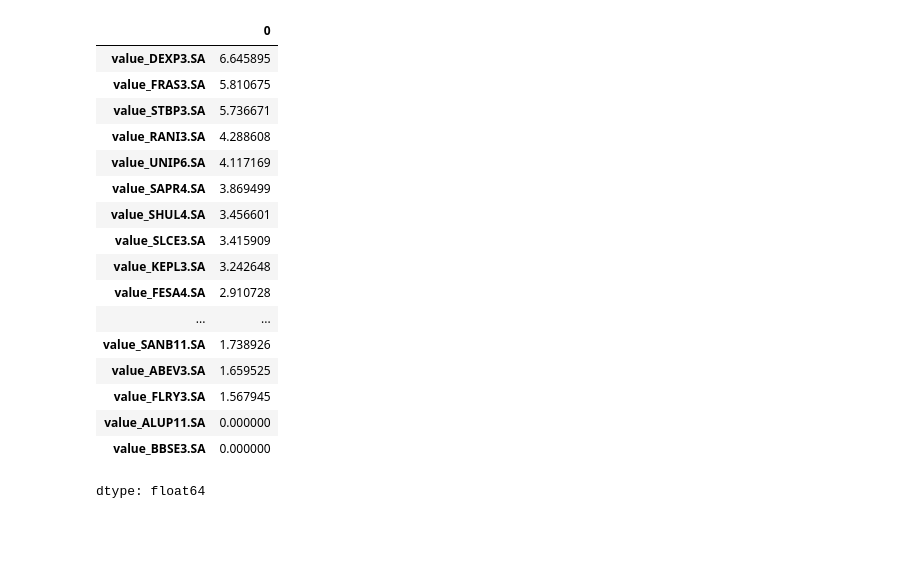
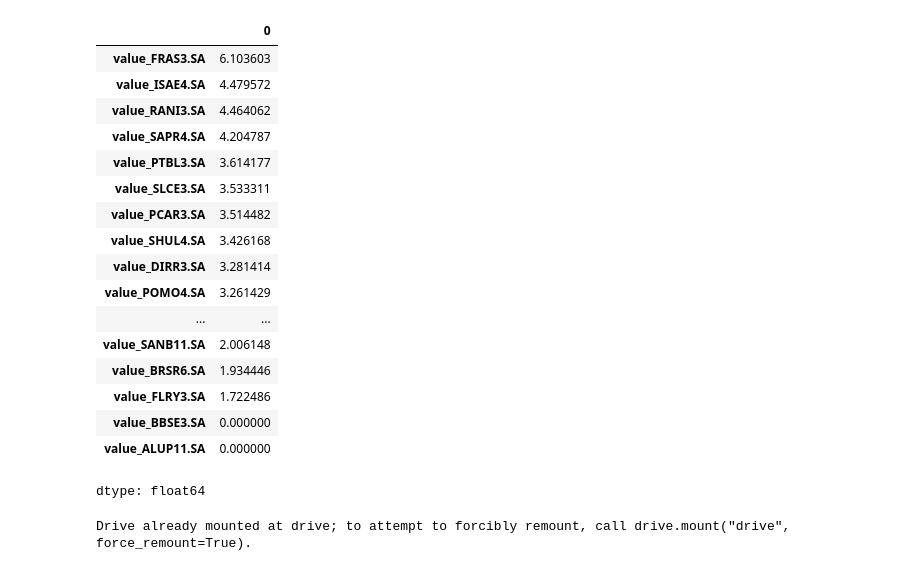
Before and after one commit to vinicius-vargas/robust-market-screener, a Jupyter notebook: stocks_alpha_ranking.ipynb, the cells around one changed output. Drawn from its saved outputs; the diff is of its cells as text; code cells hidden in the pictures; blank space fills up the shorter version.

```diff
--- a/stocks_alpha_ranking.ipynb
+++ b/stocks_alpha_ranking.ipynb
@@ -125,20 +124,17 @@ data = (
     [lambda x: x.index.dayofweek < 5]
     .set_index(data.index.tz_localize(None))
     .assign(
-        VIX = lambda x: x['^VIX'], # * x['BRL=X']
-        IRX = lambda x: x['^IRX'],
-        EMB = lambda x: x['EMB'],
-        GDF = lambda x: x['GD=F'],
-        GSPC = lambda x: x['^GSPC'],
-        ACWX = lambda x: x['ACWX'],
-        XEM_TO = lambda x: x['XEM.TO']
+        EMB = lambda x: x['EMB'] * x['BRL=X'],
+        GDF = lambda x: x['GD=F'] * x['BRL=X'],
+        GSPC = lambda x: x['^GSPC'] * x['BRL=X'],
+        ACWX = lambda x: x['ACWX'] * x['BRL=X'],
+        XEM_TO = lambda x: x['XEM.TO'] * x['BRL=X']
     )
-    .drop(['^VIX', '^IRX', '^GSPC', 'XEM.TO', 'GD=F'], axis=1)
+    .drop(['^GSPC', 'XEM.TO', 'GD=F'], axis=1)
     .fillna(method='ffill')
 )
 
 # Creating factor data
-# factors = ['mkt', 'size', 'qld', 'momnt', 'liq']
 link = 'https://nefin.com.br/resources/risk_factors/nefin_factors.csv'
 
 factors_df = (
@@ -149,7 +145,7 @@ factors_df = (
         date = lambda x: pd.to_datetime(x['date']),
         mkt = lambda x: x['rm'],
         size = lambda x: x['smb'],
-        qld = lambda x: x['hml'],
+        value = lambda x: x['hml'],
         momnt = lambda x: x['wml'],
         liq = lambda x: x['iml']
     )
@@ -333,7 +333,7 @@ fig.show()
 data = data[(~data['ticker'].isin(blocklist))]
 
 ### Filtros de Exposição à Fatores
-resumo = data.describe(percentiles=[.02, .98]).T
+resumo = data.describe(percentiles=[.025, .985]).T
 resumo = resumo.iloc[:, 4:7]
 
 resumo.columns = ['lower', 'mid', 'upper']
@@ -347,9 +347,6 @@ final_data = (
           # Maior, mais retorno
           & (data['s_p'] >= resumo['lower'].loc['s_p'])
 
-          & (data['bond_emg'] >= resumo['lower'].loc['bond_emg'])
-          & (data['bond_emg'] <= resumo['upper'].loc['bond_emg'])
-
           # Menor, mais retorno
           & (data['usd_real'] >= resumo['lower'].loc['usd_real'])
           & (data['usd_real'] <= resumo['upper'].loc['usd_real'])
@@ -358,7 +355,7 @@ final_data = (
 
           & (data['size'] <= resumo['upper'].loc['size'])
 
-          & (data['qld'] >= resumo['lower'].loc['qld'])
+          & (data['value'] >= resumo['lower'].loc['value'])
 
           & (data['momnt'] >= resumo['lower'].loc['momnt'])
 
@@ -367,7 +364,7 @@ final_data = (
 
           & (data['vol'] <= resumo['upper'].loc['vol'])
 
-          & (data['return'] >= resumo['mid'].loc['return'] * 1.5)
+          & (data['return'] >= resumo['mid'].loc['return'] * 1.25)
 
           & (data['alpha'] > 0)
       ]
@@ -446,7 +438,7 @@ for ticker in tqdm(lista):
 
   data = pd.concat([data, final_data_fund], ignore_index=True)
 # %%
-final_data = final_data.merge(data, on='ticker', how='left')[(lambda x: x['Div. Yield Med'] >= 3)]
+final_data = final_data.merge(data, on='ticker', how='left')[(lambda x: x['Div. Yield Med'] >= 2.5)]
 
 final_data.head(59)
 # %% [output]
@@ -526,7 +518,7 @@ data = data.fillna(method='ffill')
 
 
 ### Reinvestimentos
-amount_asset = 1000000 / len(assets)
+amount_asset = 100000000 / len(assets)
 
 for c in data[assets]:
 
@@ -537,7 +529,7 @@ for c in data[assets]:
     if data['div_' + c][i-90] > 0:
       data['qtd_pst_' + c][i] = round(
           data['qtd_pst_' + c][i-1]
-          + (data['div_' + c][i-90] * data['qtd_pst_' + c][i-1] * 0.9 / data[c][i])
+          + (data['div_' + c][i-90] * data['qtd_pst_' + c][i-1] * 0.875 / data[c][i])
           , 0
         )
     else:
@@ -594,48 +586,55 @@ data.index = pd.to_datetime(data.index).tz_localize('UTC')
 data = data.fillna(method='ffill')
 
 
 ### Reinvestimentos
-amount_asset = 1000000 / len(assets)
+amount_asset = 100000000 / len(assets)
 
 for c in data[assets]:
 
   data['qtd_pst_' + c] = round(amount_asset / data[c].head(1), 0)
 
   for i in range(1, len(data)):
 
     if data['div_' + c][i-1] > 0:
       data['qtd_pst_' + c][i] = round(
           data['qtd_pst_' + c][i-1]
           + (data['div_' + c][i-1] * data['qtd_pst_' + c][i-1] * 0 / data[c][i])
           , 0
         )
     else:
       data['qtd_pst_' + c][i] = data['qtd_pst_' + c][i-1]
 
   data['value_' + c] = data['qtd_pst_' + c] * data[c]
 
 
 div_data = data[data.filter(like='value').columns]
 div_data.index = pd.to_datetime(div_data.index)
 div_data.index = div_data.index.tz_convert('UTC')
 
 div_data.pct_change().sum().sort_values(ascending=False)
 # %% [output]
 |  | 0 |
-| value_DEXP3.SA | 6.645895 |
-| value_FRAS3.SA | 5.810675 |
-| value_STBP3.SA | 5.736671 |
-| value_RANI3.SA | 4.288608 |
-| value_UNIP6.SA | 4.117169 |
-| value_SAPR4.SA | 3.869499 |
-| value_SHUL4.SA | 3.456601 |
-| value_SLCE3.SA | 3.415909 |
-| value_KEPL3.SA | 3.242648 |
-| value_FESA4.SA | 2.910728 |
+| value_FRAS3.SA | 6.103603 |
+| value_ISAE4.SA | 4.479572 |
+| value_RANI3.SA | 4.464062 |
+| value_SAPR4.SA | 4.204787 |
+| value_PTBL3.SA | 3.614177 |
+| value_SLCE3.SA | 3.533311 |
+| value_PCAR3.SA | 3.514482 |
+| value_SHUL4.SA | 3.426168 |
+| value_DIRR3.SA | 3.281414 |
+| value_POMO4.SA | 3.261429 |
 | ... | ... |
-| value_SANB11.SA | 1.738926 |
-| value_ABEV3.SA | 1.659525 |
-| value_FLRY3.SA | 1.567945 |
+| value_SANB11.SA | 2.006148 |
+| value_BRSR6.SA | 1.934446 |
+| value_FLRY3.SA | 1.722486 |
+| value_BBSE3.SA | 0.000000 |
 | value_ALUP11.SA | 0.000000 |
-| value_BBSE3.SA | 0.000000 |
 dtype: float64
+# %%
+### Save the output inside Google Drive
+drive.mount('drive')
+
+final_data.to_csv('/content/drive/My Drive/data_lake/alpha_raking.csv', encoding='utf-8', index=False)
+# %% [output]
+Drive already mounted at drive; to attempt to forcibly remount, call drive.mount("drive", force_remount=True).
```
Also changed, not shown: parts of 12 cells of this notebook.
